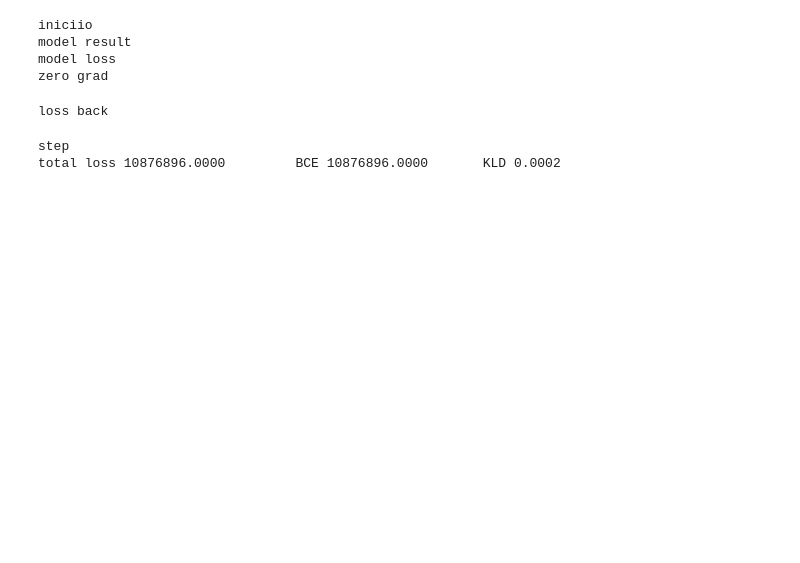
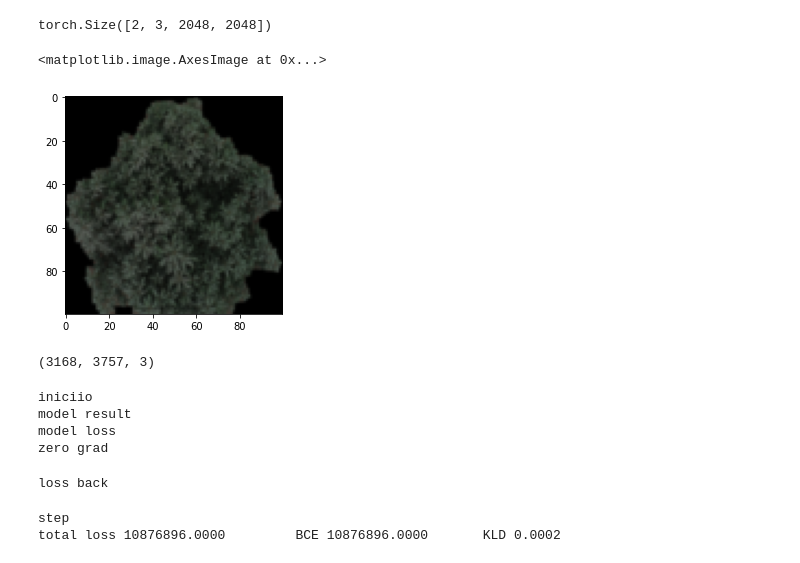
Before and after one commit to Abdigal1/paltas_repo, a Jupyter notebook: Model_1/model_debug.ipynb, the cells around one changed output. Cells and saved outputs as stored; diff of their text form; code cells hidden in the pictures; blank space fills up the shorter version.

```diff
--- a/Model_1/model_debug.ipynb
+++ b/Model_1/model_debug.ipynb
@@ -15,7 +1,7 @@ torch.no_grad()
 # %%
-from B_VAE.B_VAE import b_encodeco
+from B_VAE.VAE_v2 import b_encodeco
 from Train_utils import train_utils
-from B_VAE.Utils_VAE import loss_fn
+from B_VAE.Utils_imp_VAE import loss_fn
 from Train_utils.train_utils import train,test,K_fold_train
 
 import torch
@@ -31,15 +17,17 @@ from Transforms import phantom_segmentation
 from Transforms import multi_image_resize
 from Transforms import multi_ToTensor
 from Transforms import output_transform
+from Transforms import rgb_normalize
 
 import matplotlib.pyplot as plt
 import torch
 
-DB="/run/user/1000/gvfs/afp-volume:host=MyCloudPR4100.local,user=paltas,volume=Paltas_DataBase/Data_Base_v2"
+DB="/run/user/1000/gvfs/afp-volume:host=MyCloudPR4100.local,user=aorus_1,volume=Paltas_DataBase/Data_Base_v2"
 #DB="//MYCLOUDPR4100/Paltas_DataBase/Data_Base_v2"
 d_tt=transforms.Compose([
     phantom_segmentation(False),
-    multi_image_resize(ImType=['PhantomRGB'],size=(1000,1000)),
+    rgb_normalize(ImType=['PhantomRGB']),
+    multi_image_resize(ImType=['PhantomRGB'],size=(100,100)),
     multi_ToTensor(ImType=['PhantomRGB']),
     output_transform()
     ])
@@ -106,0 +117,4 @@ os.listdir(os.path.join("..","Data_prep"))
+# %%
+a[0].shape
+# %% [output]
+torch.Size([2, 3, 2048, 2048])
@@ -107,3 +126,14 @@ os.listdir(os.path.join("..","Data_prep"))
+# %%
+#ttt=multi_image_resize(ImType=['PhantomRGB'],size=(2048,2048))
+#pr=ttt(datab[10])
+plt.imshow(datab[10]["PhantomRGB"])
+# %% [output]
+<matplotlib.image.AxesImage at 0x...>
+[figure, added]
+# %%
+img.shape
+# %% [output]
+(3168, 3757, 3)
 # %%
 import pathlib
 from Train_utils.train_utils import train,test,train_test,K_fold_train
```
Also changed, not shown: parts of 11 cells of this notebook, 8 other files.
